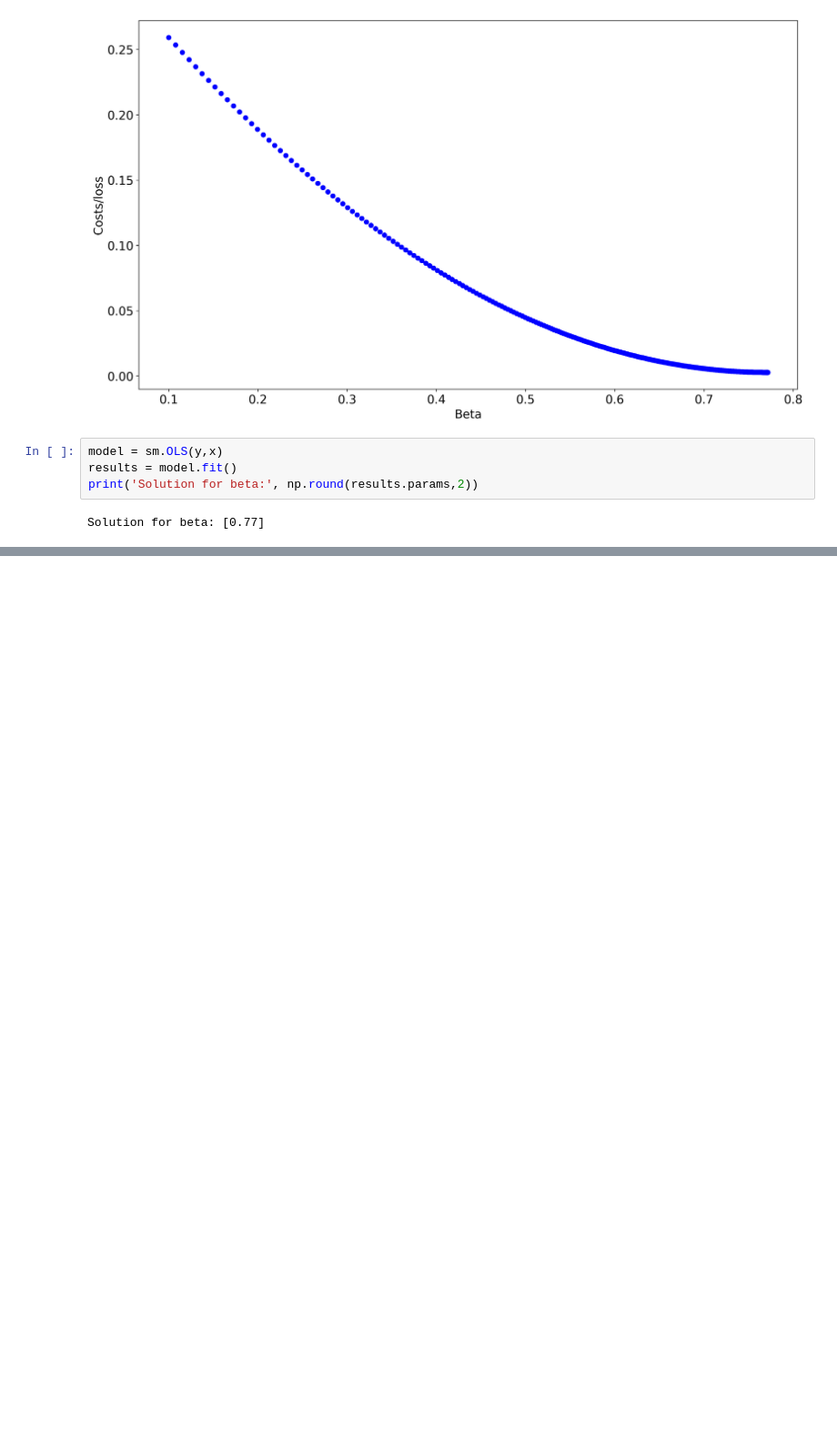
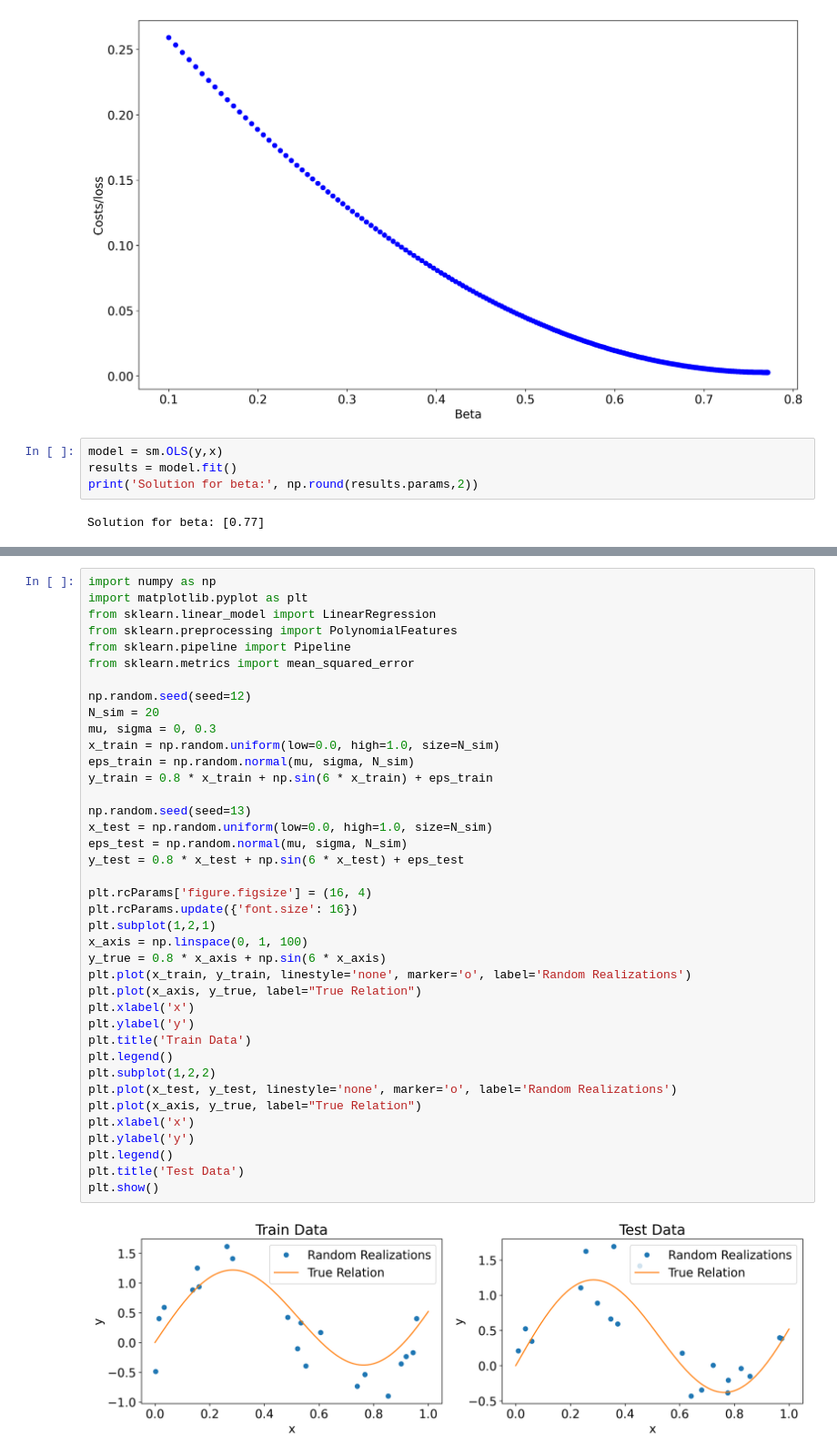
Before and after one commit to oliveiraphm/deep_credit_risk, a Jupyter notebook: chapter04_notebook.ipynb, the cells around one changed output, grey strips where cells are left out. Shown at 91% size. Cells and saved outputs as stored; diff of their text form; blank space fills up the shorter version.

```diff
--- a/chapter04_notebook.ipynb
+++ b/chapter04_notebook.ipynb
@@ -153,0 +210,41 @@ Solution for beta: [0.77]
+# %%
+import numpy as np
+import matplotlib.pyplot as plt
+from sklearn.linear_model import LinearRegression
+from sklearn.preprocessing import PolynomialFeatures
+from sklearn.pipeline import Pipeline
+from sklearn.metrics import mean_squared_error
+
+np.random.seed(seed=12)
+N_sim = 20
+mu, sigma = 0, 0.3
+x_train = np.random.uniform(low=0.0, high=1.0, size=N_sim)
+eps_train = np.random.normal(mu, sigma, N_sim)
+y_train = 0.8 * x_train + np.sin(6 * x_train) + eps_train
+
+np.random.seed(seed=13)
+x_test = np.random.uniform(low=0.0, high=1.0, size=N_sim)
+eps_test = np.random.normal(mu, sigma, N_sim)
+y_test = 0.8 * x_test + np.sin(6 * x_test) + eps_test
+
+plt.rcParams['figure.figsize'] = (16, 4)
+plt.rcParams.update({'font.size': 16})
+plt.subplot(1,2,1)
+x_axis = np.linspace(0, 1, 100)
+y_true = 0.8 * x_axis + np.sin(6 * x_axis)
+plt.plot(x_train, y_train, linestyle='none', marker='o', label='Random Realizations')
+plt.plot(x_axis, y_true, label="True Relation")
+plt.xlabel('x')
+plt.ylabel('y')
+plt.title('Train Data')
+plt.legend()
+plt.subplot(1,2,2)
+plt.plot(x_test, y_test, linestyle='none', marker='o', label='Random Realizations')
+plt.plot(x_axis, y_true, label="True Relation")
+plt.xlabel('x')
+plt.ylabel('y')
+plt.legend()
+plt.title('Test Data')
+plt.show()
+# %% [output]
+[figure, added]
```
Also changed, not shown: parts of 15 cells of this notebook.
